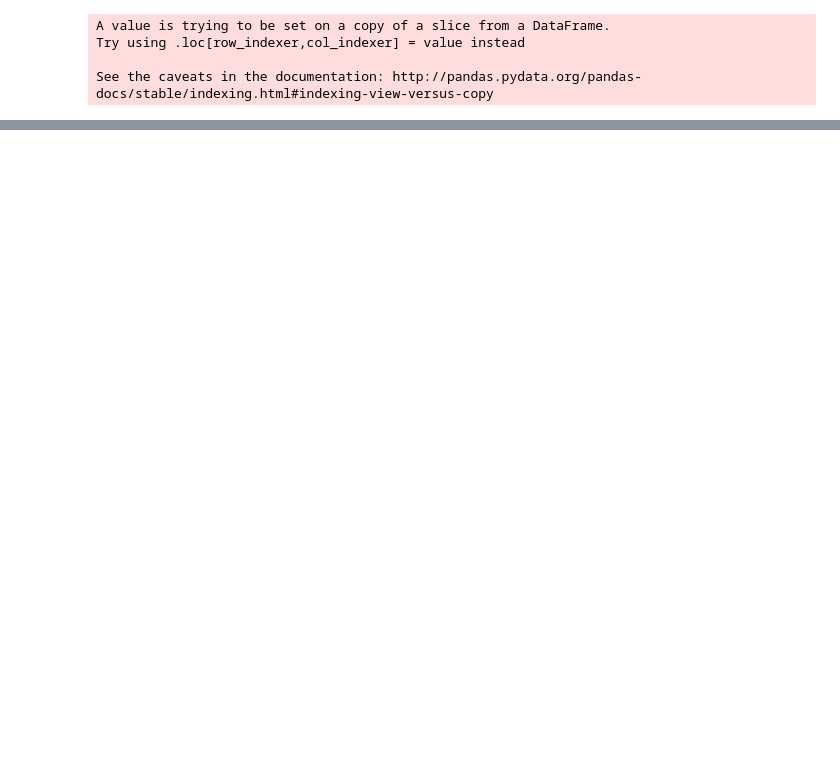
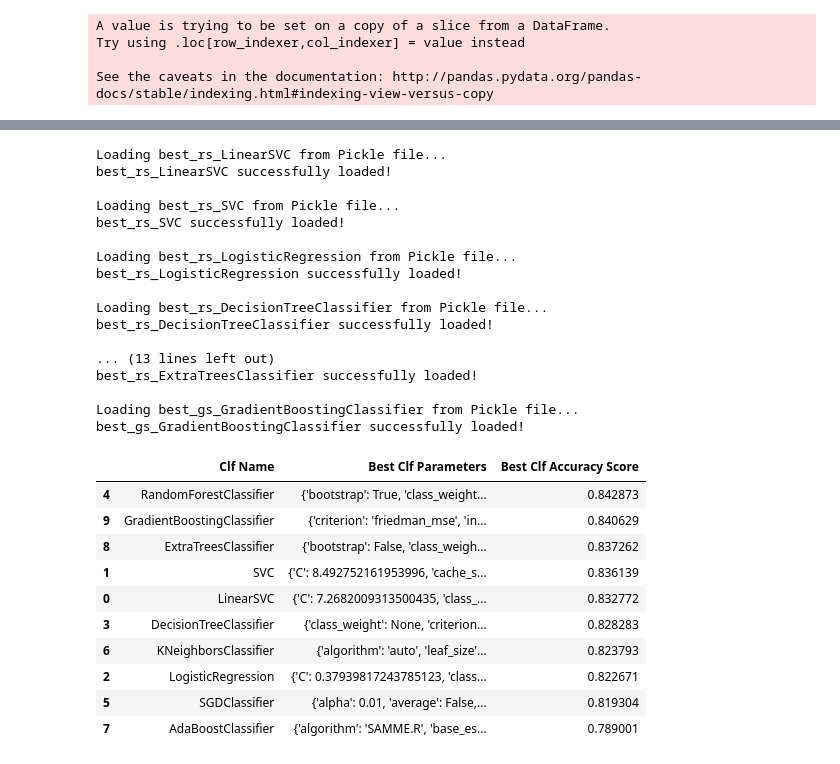
Before and after one commit to Daniel-Wilcox/ADA-874-2019, a Jupyter notebook: Kaggle_Titanic.ipynb, the cells around one changed output, grey strips where cells are left out. Drawn from its saved outputs; the diff is of its cells as text; code cells hidden in the pictures; blank space fills up the shorter version.

```diff
--- a/Kaggle_Titanic.ipynb
+++ b/Kaggle_Titanic.ipynb
@@ -1063,7 +981,7 @@ param_option_gs = [
 ]
 # %%
 
-def model_grid(clf, name_clf, clf_param, lp=load_pickle, cv=cv_split):
+def model_grid(clf, name_clf, clf_param, lp=load_pickle):
 
     gs_clf = GridSearchCV(clf, param_grid=clf_param, cv=cv_split,
                           verbose=2, n_jobs=-1, scoring='accuracy')
@@ -1208,0 +1041,72 @@ def load_best(clf):
+# %%
+def load_best_clf(clf):
+    clf_name = clf.__class__.__name__
+
+    gs_score = max(np.loadtxt((PICKLE_PATH+"/best_score_gs_"+str(clf_name)+".txt"), dtype=float))
+    rs_score = max(np.loadtxt((PICKLE_PATH+"/best_score_rs_"+str(clf_name)+".txt"), dtype=float))
+
+    if gs_score > rs_score:
+        return load_pickle("best_gs_"+str(clf_name))
+    else:
+        return load_pickle("best_rs_"+str(clf_name))
+
+
+
+def load_best_score(clf):
+    clf_name = clf.__class__.__name__
+
+    gs_score = max(np.loadtxt((PICKLE_PATH+"/best_score_gs_"+str(clf_name)+".txt"), dtype=float))
+    rs_score = max(np.loadtxt((PICKLE_PATH+"/best_score_rs_"+str(clf_name)+".txt"), dtype=float))
+
+    if gs_score > rs_score:
+        return gs_score
+    else:
+        return rs_score
+# %%
+best_col = ['Clf Name', 'Best Clf Parameters', 'Best Clf Accuracy Score']
+best_rs_or_gs = pd.DataFrame(columns = best_col)
+row=0
+
+for clf in clf_options:
+    clf_name = clf.__class__.__name__
+    best_rs_or_gs.loc[row, 'Clf Name'] = clf_name
+
+    best_clf  = load_best_clf(clf)
+    best_score = load_best_score(clf)
+
+    best_rs_or_gs.loc[row, 'Best Clf Parameters'] = str(best_clf.get_params())
+    best_rs_or_gs.loc[row, 'Best Clf Accuracy Score'] = str(best_score)
+
+    row +=1
+
+best_rs_or_gs.sort_values(by = 'Best Clf Accuracy Score', ascending = False, inplace = True)
+best_rs_or_gs
+# %% [output]
+Loading best_rs_LinearSVC from Pickle file...
+best_rs_LinearSVC successfully loaded!
+
+Loading best_rs_SVC from Pickle file...
+best_rs_SVC successfully loaded!
+
+Loading best_rs_LogisticRegression from Pickle file...
+best_rs_LogisticRegression successfully loaded!
+
+Loading best_rs_DecisionTreeClassifier from Pickle file...
+best_rs_DecisionTreeClassifier successfully loaded!
+
+... (13 lines left out)
+best_rs_ExtraTreesClassifier successfully loaded!
+
+Loading best_gs_GradientBoostingClassifier from Pickle file...
+best_gs_GradientBoostingClassifier successfully loaded!
+|  | Clf Name | Best Clf Parameters | Best Clf Accuracy Score |
+| 4 | RandomForestClassifier | {'bootstrap': True, 'class_weight... | 0.842873 |
+| 9 | GradientBoostingClassifier | {'criterion': 'friedman_mse', 'in... | 0.840629 |
+| 8 | ExtraTreesClassifier | {'bootstrap': False, 'class_weigh... | 0.837262 |
+| 1 | SVC | {'C': 8.492752161953996, 'cache_s... | 0.836139 |
+| 0 | LinearSVC | {'C': 7.2682009313500435, 'class_... | 0.832772 |
+| 3 | DecisionTreeClassifier | {'class_weight': None, 'criterion... | 0.828283 |
+| 6 | KNeighborsClassifier | {'algorithm': 'auto', 'leaf_size'... | 0.823793 |
+| 2 | LogisticRegression | {'C': 0.37939817243785123, 'class... | 0.822671 |
+| 5 | SGDClassifier | {'alpha': 0.01, 'average': False,... | 0.819304 |
+| 7 | AdaBoostClassifier | {'algorithm': 'SAMME.R', 'base_es... | 0.789001 |
```
Also changed, not shown: parts of 25 cells of this notebook, 53 other files.
